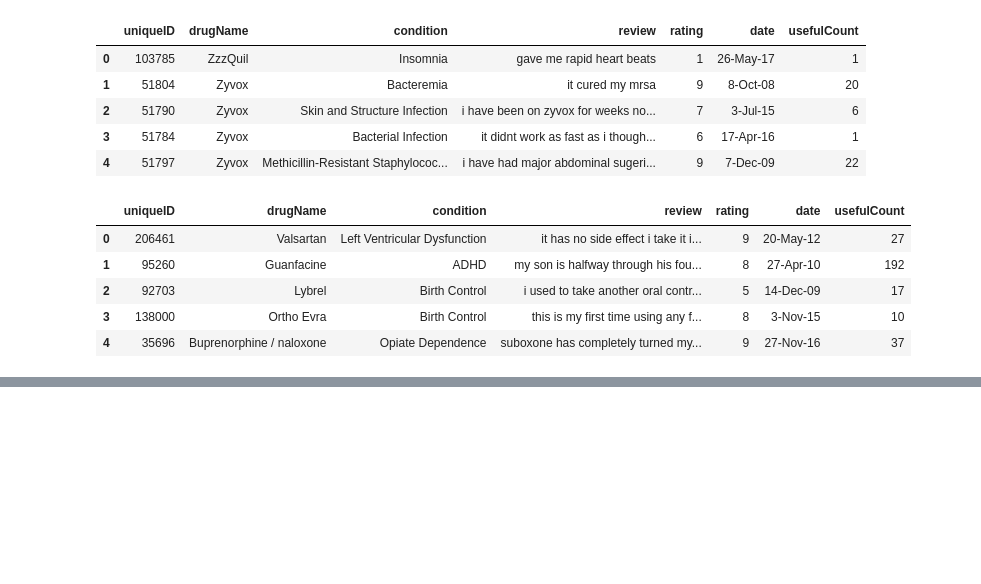
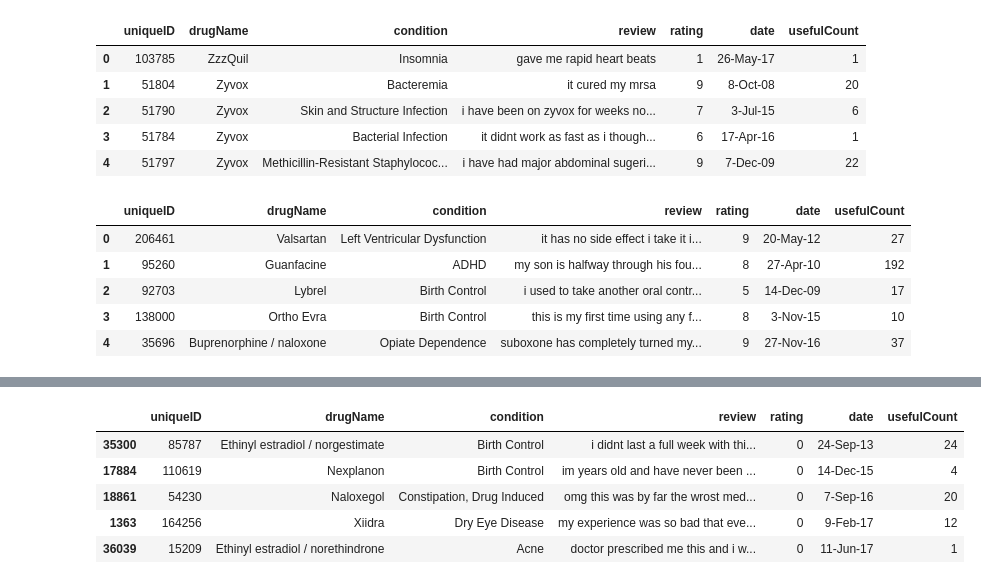
Before and after one commit to Sanjaye22/CUBootcamp-Final-Project, a Jupyter notebook: Notebook/Data Preprocessing.ipynb, the cells around one changed output, grey strips where cells are left out. Drawn from its saved outputs; the diff is of its cells as text; code cells hidden in the pictures; blank space fills up the shorter version.

```diff
--- a/Notebook/Data Preprocessing.ipynb
+++ b/Notebook/Data Preprocessing.ipynb
@@ -255,3 +227,15 @@ train_df_new.head(100)
 # Exporting cleaned datasets to csv files
 test_df_new.to_csv('testfinal.csv',index=False)
 train_df_new.to_csv('trainfinal.csv',index=False)
+# %%
+#Test Sample
+n = 25
+finaltestsample_df = test_df_new.sample(n, random_state=1)
+finaltestsample_df.head()
+# %% [output]
+|  | uniqueID | drugName | condition | review | rating | date | usefulCount |
+| 35300 | 85787 | Ethinyl estradiol / norgestimate | Birth Control | i didnt last a full week with thi... | 0 | 24-Sep-13 | 24 |
+| 17884 | 110619 | Nexplanon | Birth Control | im years old and have never been ... | 0 | 14-Dec-15 | 4 |
+| 18861 | 54230 | Naloxegol | Constipation, Drug Induced | omg this was by far the wrost med... | 0 | 7-Sep-16 | 20 |
+| 1363 | 164256 | Xiidra | Dry Eye Disease | my experience was so bad that eve... | 0 | 9-Feb-17 | 12 |
+| 36039 | 15209 | Ethinyl estradiol / norethindrone | Acne | doctor prescribed me this and i w... | 0 | 11-Jun-17 | 1 |
```
Also changed, not shown: parts of 9 cells of this notebook, 19 other files.
